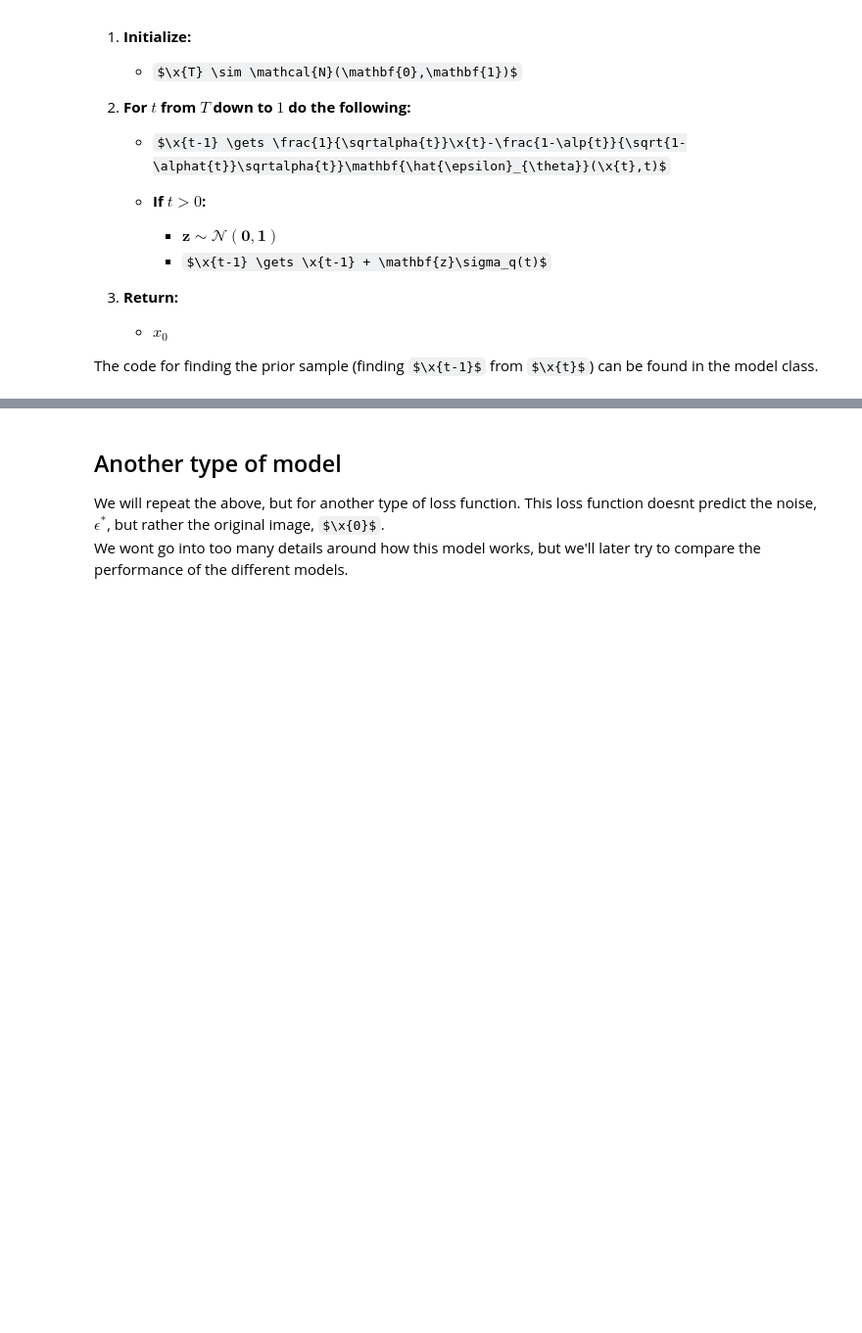
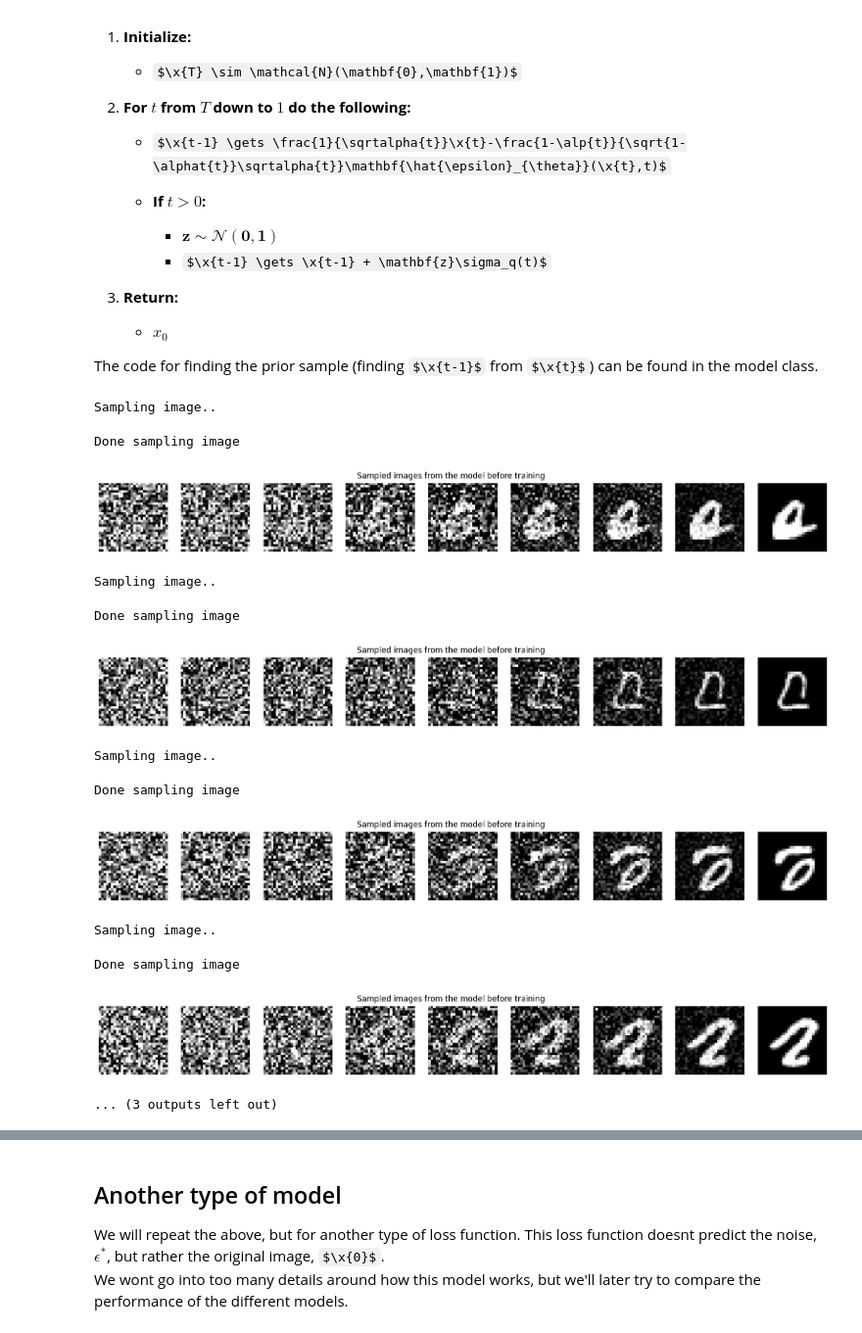
Before and after one commit to Andemand111/Specialkursus_diffusionmodel, a Jupyter notebook: main.IPYNB, the cells around one changed output, grey strips where cells are left out. Shown at 98% size. Drawn from its saved outputs; the diff is of its cells as text; code cells hidden in the pictures; some formulas as TeX source; blank space fills up the shorter version.

```diff
--- a/main.IPYNB
+++ b/main.IPYNB
@@ -322,4 +358,21 @@ def training_loop(model, epochs):
         parameters[epoch] = curr_params
 
     return epoch_loss, parameters
+# %%
+for _ in range(5):
+    sample_intermediate_images(simple_model, "Sampled images from the model before training")
+# %% [output]
+Sampling image..
+Done sampling image
+[figure, added]
+Sampling image..
+Done sampling image
+[figure, added]
+Sampling image..
+Done sampling image
+[figure, added]
+Sampling image..
+Done sampling image
+[figure, added]
+... (3 outputs left out)
 # %%
```
Also changed, not shown: parts of 18 cells of this notebook, 6 other files.
